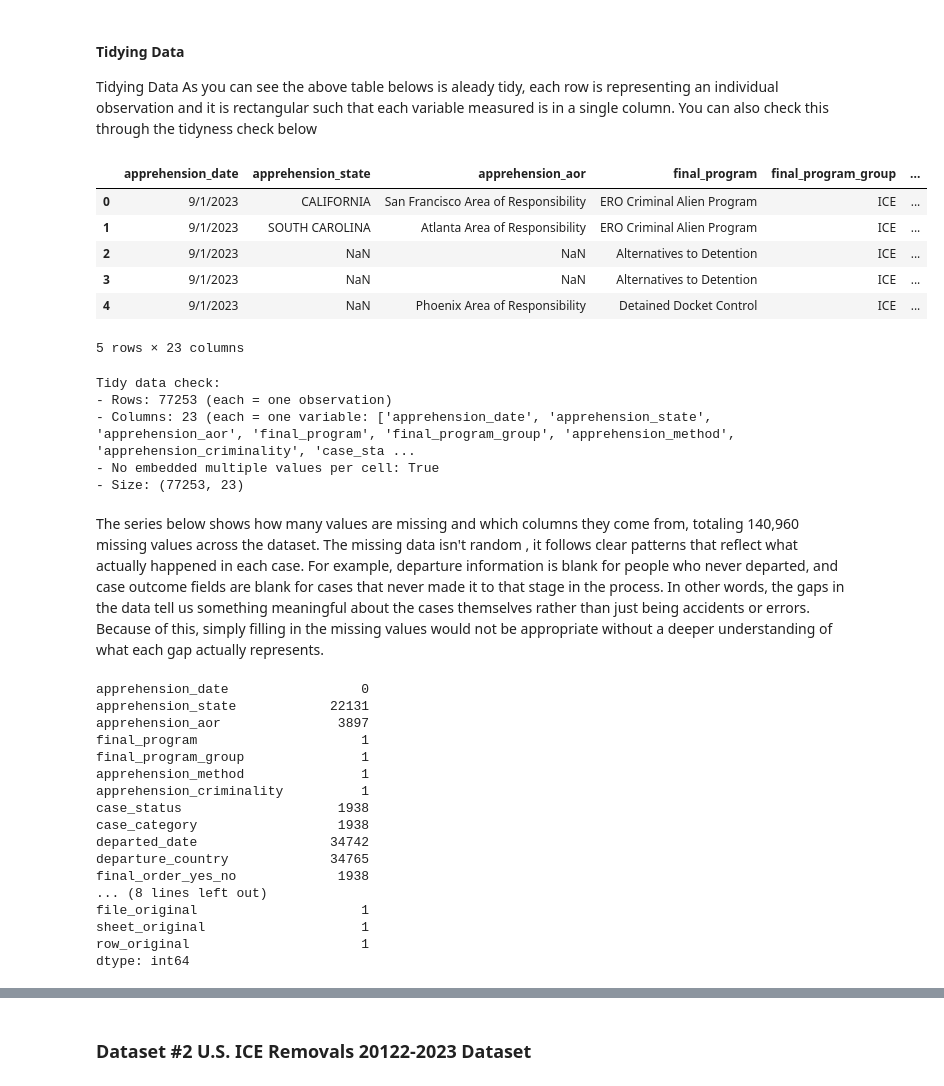
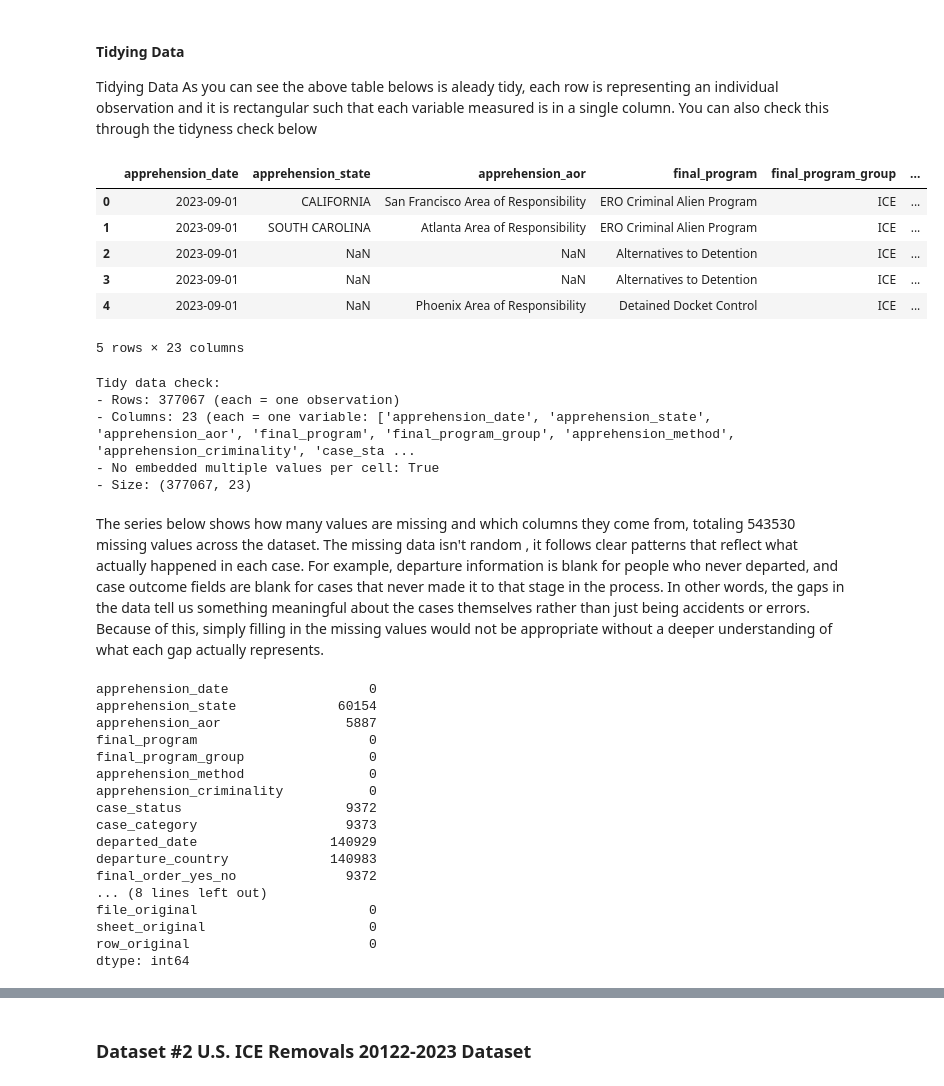
Before and after one commit to COGS108/Group109_WI26, a Jupyter notebook: 01-DataCheckpoint.ipynb, the cells around one changed output, grey strips where cells are left out. Saved outputs shown, nothing was run; the diff lists cells and outputs as text; code cells hidden in the pictures.

```diff
--- a/01-DataCheckpoint.ipynb
+++ b/01-DataCheckpoint.ipynb
@@ -163,15 +159,15 @@ As you can see the above table belows is aleady tidy, each row is representing a
 # %%
 ## YOUR CODE TO LOAD/CLEAN/TIDY/WRANGLE THE DATA GOES HERE
 import pandas as pd
-ice_arrests_2023_2025 = pd.read_csv("data/00-raw/ice_arrests_2023_2025.csv")
+ice_arrests_2023_2025 = pd.read_csv("data/00-raw/ice_arrests_2023_2025_min.csv")
 ice_arrests_2023_2025.head()
 # %% [output]
 |  | apprehension_date | apprehension_state | apprehension_aor | final_program | final_program_group | ... |
-| 0 | 9/1/2023 | CALIFORNIA | San Francisco Area of Responsibility | ERO Criminal Alien Program | ICE | ... |
-| 1 | 9/1/2023 | SOUTH CAROLINA | Atlanta Area of Responsibility | ERO Criminal Alien Program | ICE | ... |
-| 2 | 9/1/2023 | NaN | NaN | Alternatives to Detention | ICE | ... |
-| 3 | 9/1/2023 | NaN | NaN | Alternatives to Detention | ICE | ... |
-| 4 | 9/1/2023 | NaN | Phoenix Area of Responsibility | Detained Docket Control | ICE | ... |
+| 0 | 2023-09-01 | CALIFORNIA | San Francisco Area of Responsibility | ERO Criminal Alien Program | ICE | ... |
+| 1 | 2023-09-01 | SOUTH CAROLINA | Atlanta Area of Responsibility | ERO Criminal Alien Program | ICE | ... |
+| 2 | 2023-09-01 | NaN | NaN | Alternatives to Detention | ICE | ... |
+| 3 | 2023-09-01 | NaN | NaN | Alternatives to Detention | ICE | ... |
+| 4 | 2023-09-01 | NaN | Phoenix Area of Responsibility | Detained Docket Control | ICE | ... |
 5 rows × 23 columns
 # %%
 
@@ -184,29 +180,29 @@ Tidy data check:
 """)
 # %% [output]
 Tidy data check:
-- Rows: 77253 (each = one observation)
+- Rows: 377067 (each = one observation)
 - Columns: 23 (each = one variable: ['apprehension_date', 'apprehension_state', 'apprehension_aor', 'final_program', 'final_program_group', 'apprehension_method', 'apprehension_criminality', 'case_sta ...
 - No embedded multiple values per cell: True
-- Size: (77253, 23)
+- Size: (377067, 23)
 # %% [markdown]
-The series below shows how many values are missing and which columns they come from, totaling 140,960 missing values across the dataset. The missing data isn't random , it follows clear patterns that reflect what actually happened in each case. For example, departure information is blank for people who never departed, and case outcome fields are blank for cases that never made it to that stage in the process. In other words, the gaps in the data tell us something meaningful about the cases themselves rather than just being accidents or errors. Because of this, simply filling in the missing values would not be appropriate without a deeper understanding of what each gap actually represents.
+The series below shows how many values are missing and which columns they come from, totaling 543530 missing values across the dataset. The missing data isn't random , it follows clear patterns that reflect what actually happened in each case. For example, departure information is blank for people who never departed, and case outcome fields are blank for cases that never made it to that stage in the process. In other words, the gaps in the data tell us something meaningful about the cases themselves rather than just being accidents or errors. Because of this, simply filling in the missing values would not be appropriate without a deeper understanding of what each gap actually represents.
 # %%
 ice_arrests_2023_2025.isnull().sum()
 # %% [output]
-apprehension_date                 0
-apprehension_state            22131
-apprehension_aor               3897
-final_program                     1
-final_program_group               1
-apprehension_method               1
-apprehension_criminality          1
-case_status                    1938
-case_category                  1938
-departed_date                 34742
-departure_country             34765
-final_order_yes_no             1938
+apprehension_date                  0
+apprehension_state             60154
+apprehension_aor                5887
+final_program                      0
+final_program_group                0
+apprehension_method                0
+apprehension_criminality           0
+case_status                     9372
+case_category                   9373
+departed_date                 140929
+departure_country             140983
+final_order_yes_no              9372
 ... (8 lines left out)
-file_original                     1
-sheet_original                    1
-row_original                      1
+file_original                      0
+sheet_original                     0
+row_original                       0
 dtype: int64
```
Also changed, not shown: parts of 26 cells of this notebook.
